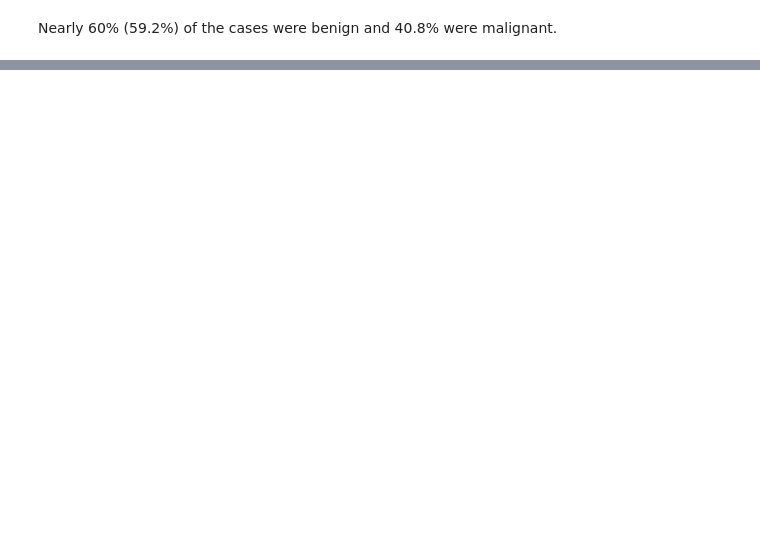
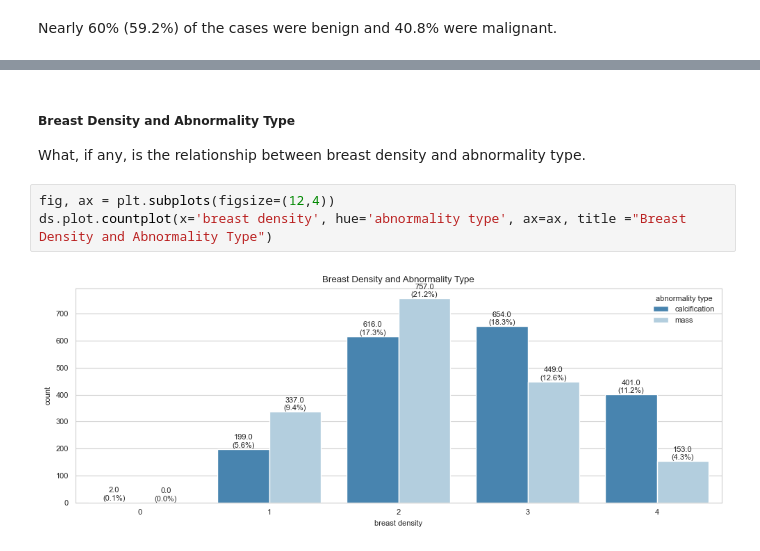
Before and after one commit to john-james-ai/BreastCancerDetection, a Jupyter notebook: notebooks/content/02_eda.ipynb, the cells around one changed output, grey strips where cells are left out. Drawn from its saved outputs; the diff is of its cells as text; blank space fills up the shorter version.

```diff
--- a/notebooks/content/02_eda.ipynb
+++ b/notebooks/content/02_eda.ipynb
@@ -405,0 +438,8 @@ ds.describe(x=['breast density', 'pathology'], groupby='breast density').categor
+# %% [markdown]
+##### Breast Density and Abnormality Type
+What, if any, is the relationship between breast density and abnormality type.
+# %%
+fig, ax = plt.subplots(figsize=(12,4))
+ds.plot.countplot(x='breast density', hue='abnormality type', ax=ax, title ="Breast Density and Abnormality Type")
+# %% [output]
+[figure, added]
```
Also changed, not shown: parts of 33 cells of this notebook, 2 other files.
